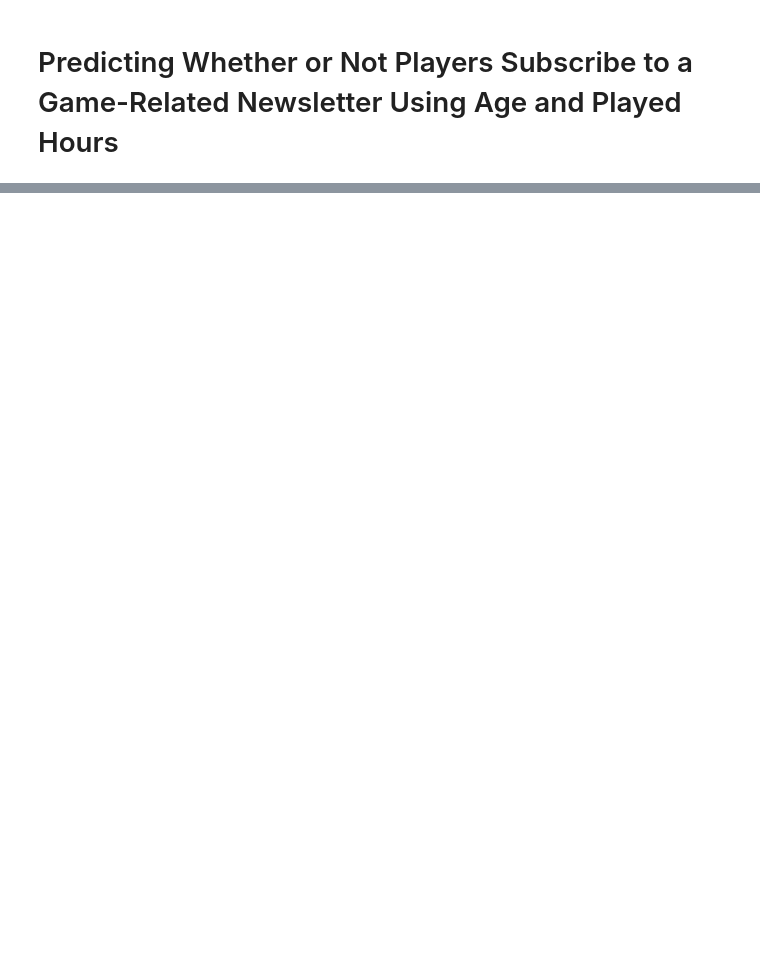
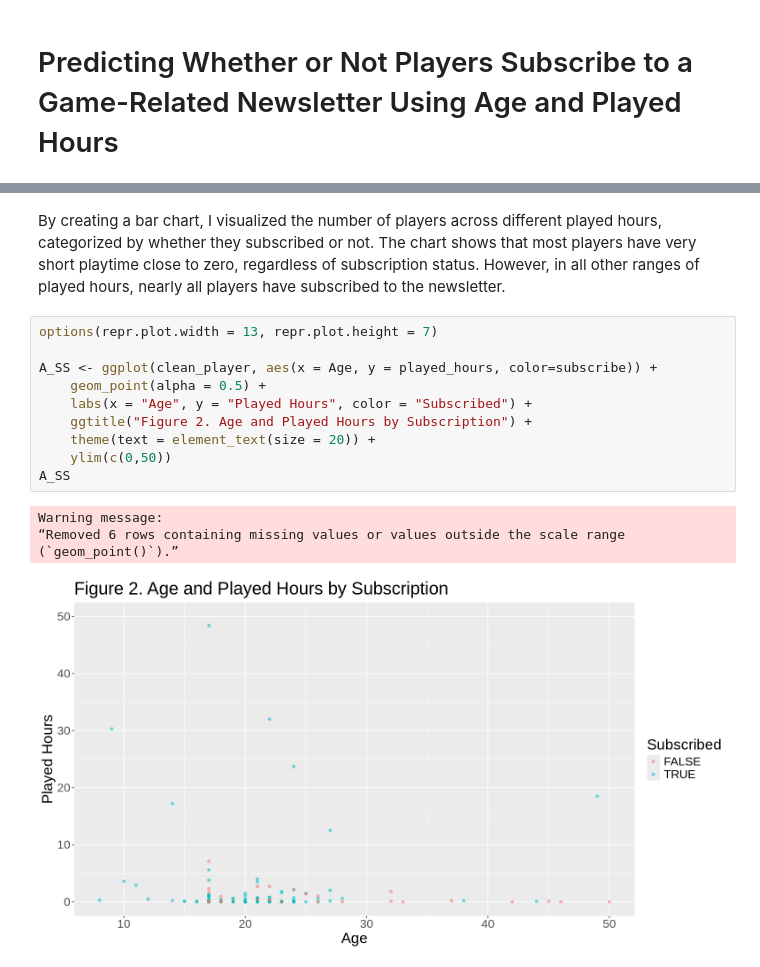
Before and after one commit to JiaminLL/dsci-100-student-JL, a Jupyter notebook: Project.ipynb, the cells around one changed output, grey strips where cells are left out. Saved outputs shown, nothing was run; the diff lists cells and outputs as text; blank space fills up the shorter version.

```diff
--- a/Project.ipynb
+++ b/Project.ipynb
@@ -52,0 +110,17 @@
+# %% [markdown]
+By creating a bar chart, I visualized the number of players across different played hours, categorized by whether they subscribed or not. The chart shows that most players have very short playtime close to zero, regardless of subscription status. However, in all other ranges of played hours, nearly all players have subscribed to the newsletter.
+# %%
+options(repr.plot.width = 13, repr.plot.height = 7)
+
+A_SS <- ggplot(clean_player, aes(x = Age, y = played_hours, color=subscribe)) +
+    geom_point(alpha = 0.5) +
+    labs(x = "Age", y = "Played Hours", color = "Subscribed") +
+    ggtitle("Figure 2. Age and Played Hours by Subscription") +
+    theme(text = element_text(size = 20)) +
+    ylim(c(0,50))
+A_SS
+# %% [output]
+Warning message:
+“Removed 6 rows containing missing values or values outside the scale range
+(`geom_point()`).”
+[figure, added]
```
Also changed, not shown: parts of 17 cells of this notebook.
